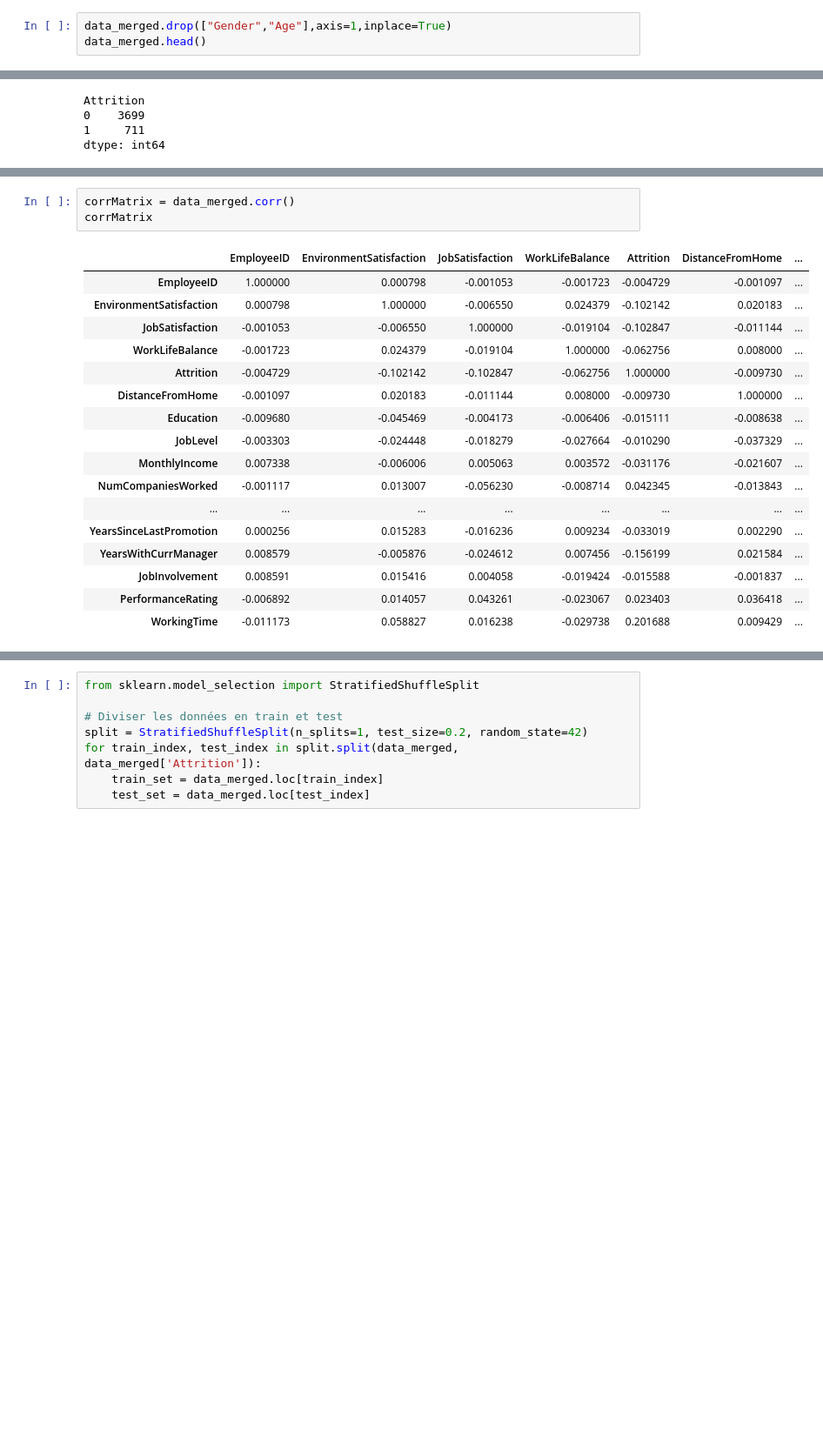
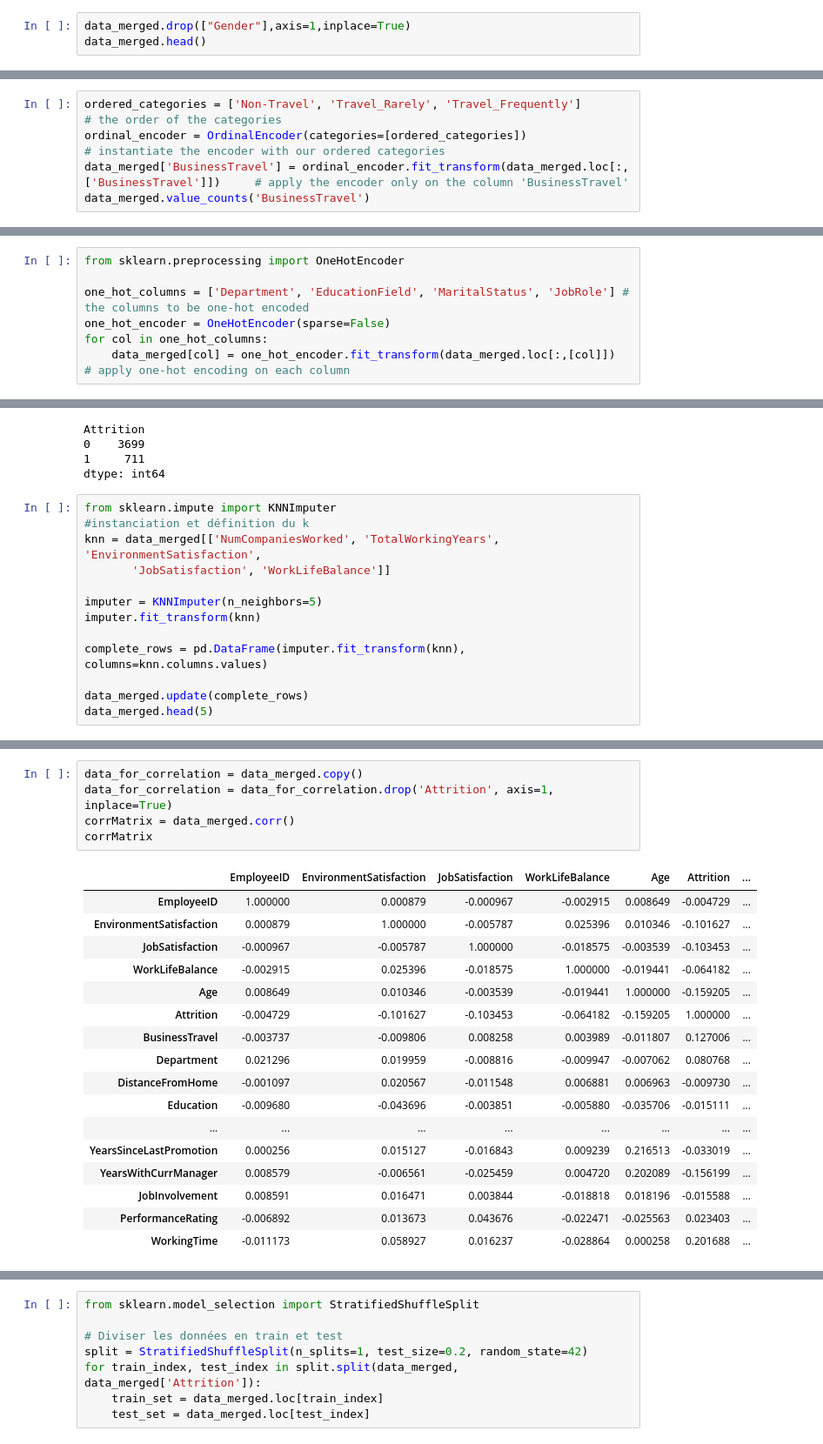
Before and after one commit to itsyanis/Machine-Learning-Project, a Jupyter notebook: Livrable_Projet IA.ipynb, the cells around one changed output, grey strips where cells are left out. Shown at 87% size. Saved outputs shown, nothing was run; the diff lists cells and outputs as text; blank space fills up the shorter version.

```diff
--- a/Livrable_Projet IA.ipynb
+++ b/Livrable_Projet IA.ipynb
@@ -218,6 +218,6 @@ EmployeeCount
 Over18
 StandardHours
 # %%
-data_merged.drop(["Gender","Age"],axis=1,inplace=True)
+data_merged.drop(["Gender"],axis=1,inplace=True)
 data_merged.head()
 # %% [output]
@@ -233,3 +233,8 @@ qualitative_columns = data_merged.select_dtypes(include='object').columns.tolist
 print("Colonnes qualitatives : ", qualitative_columns)
 # %% [output]
 Colonnes qualitatives :  ['Attrition', 'BusinessTravel', 'Department', 'EducationField', 'JobRole', 'MaritalStatus']
+# %%
+ordered_categories = ['Non-Travel', 'Travel_Rarely', 'Travel_Frequently']                         # the order of the categories
+ordinal_encoder = OrdinalEncoder(categories=[ordered_categories])                                 # instantiate the encoder with our ordered categories
+data_merged['BusinessTravel'] = ordinal_encoder.fit_transform(data_merged.loc[:,['BusinessTravel']])     # apply the encoder only on the column 'BusinessTravel'
+data_merged.value_counts('BusinessTravel')
@@ -235,0 +247,7 @@ Colonnes qualitatives :  ['Attrition', 'BusinessTravel', 'Department', 'Educatio
+# %%
+from sklearn.preprocessing import OneHotEncoder
+
+one_hot_columns = ['Department', 'EducationField', 'MaritalStatus', 'JobRole'] # the columns to be one-hot encoded
+one_hot_encoder = OneHotEncoder(sparse=False)
+for col in one_hot_columns:
+    data_merged[col] = one_hot_encoder.fit_transform(data_merged.loc[:,[col]])           # apply one-hot encoding on each column
@@ -247,3 +271,16 @@ Attrition
 0    3699
 1     711
 dtype: int64
+# %%
+from sklearn.impute import KNNImputer
+#instanciation et définition du k
+knn = data_merged[['NumCompaniesWorked', 'TotalWorkingYears', 'EnvironmentSatisfaction',
+       'JobSatisfaction', 'WorkLifeBalance']]
+
+imputer = KNNImputer(n_neighbors=5)
+imputer.fit_transform(knn)
+
+complete_rows = pd.DataFrame(imputer.fit_transform(knn), columns=knn.columns.values)
+
+data_merged.update(complete_rows)
+data_merged.head(5)
@@ -250,21 +305,23 @@ dtype: int64
 # %%
+data_for_correlation = data_merged.copy()
+data_for_correlation = data_for_correlation.drop('Attrition', axis=1, inplace=True)
 corrMatrix = data_merged.corr()
 corrMatrix
 # %% [output]
-|  | EmployeeID | EnvironmentSatisfaction | JobSatisfaction | WorkLifeBalance | Attrition | DistanceFromHome | ... |
-| EmployeeID | 1.000000 | 0.000798 | -0.001053 | -0.001723 | -0.004729 | -0.001097 | ... |
-| EnvironmentSatisfaction | 0.000798 | 1.000000 | -0.006550 | 0.024379 | -0.102142 | 0.020183 | ... |
-| JobSatisfaction | -0.001053 | -0.006550 | 1.000000 | -0.019104 | -0.102847 | -0.011144 | ... |
-| WorkLifeBalance | -0.001723 | 0.024379 | -0.019104 | 1.000000 | -0.062756 | 0.008000 | ... |
-| Attrition | -0.004729 | -0.102142 | -0.102847 | -0.062756 | 1.000000 | -0.009730 | ... |
-| DistanceFromHome | -0.001097 | 0.020183 | -0.011144 | 0.008000 | -0.009730 | 1.000000 | ... |
-| Education | -0.009680 | -0.045469 | -0.004173 | -0.006406 | -0.015111 | -0.008638 | ... |
-| JobLevel | -0.003303 | -0.024448 | -0.018279 | -0.027664 | -0.010290 | -0.037329 | ... |
-| MonthlyIncome | 0.007338 | -0.006006 | 0.005063 | 0.003572 | -0.031176 | -0.021607 | ... |
-| NumCompaniesWorked | -0.001117 | 0.013007 | -0.056230 | -0.008714 | 0.042345 | -0.013843 | ... |
+|  | EmployeeID | EnvironmentSatisfaction | JobSatisfaction | WorkLifeBalance | Age | Attrition | ... |
+| EmployeeID | 1.000000 | 0.000879 | -0.000967 | -0.002915 | 0.008649 | -0.004729 | ... |
+| EnvironmentSatisfaction | 0.000879 | 1.000000 | -0.005787 | 0.025396 | 0.010346 | -0.101627 | ... |
+| JobSatisfaction | -0.000967 | -0.005787 | 1.000000 | -0.018575 | -0.003539 | -0.103453 | ... |
+| WorkLifeBalance | -0.002915 | 0.025396 | -0.018575 | 1.000000 | -0.019441 | -0.064182 | ... |
+| Age | 0.008649 | 0.010346 | -0.003539 | -0.019441 | 1.000000 | -0.159205 | ... |
+| Attrition | -0.004729 | -0.101627 | -0.103453 | -0.064182 | -0.159205 | 1.000000 | ... |
+| BusinessTravel | -0.003737 | -0.009806 | 0.008258 | 0.003989 | -0.011807 | 0.127006 | ... |
+| Department | 0.021296 | 0.019959 | -0.008816 | -0.009947 | -0.007062 | 0.080768 | ... |
+| DistanceFromHome | -0.001097 | 0.020567 | -0.011548 | 0.006881 | 0.006963 | -0.009730 | ... |
+| Education | -0.009680 | -0.043696 | -0.003851 | -0.005880 | -0.035706 | -0.015111 | ... |
 | ... | ... | ... | ... | ... | ... | ... | ... |
-| YearsSinceLastPromotion | 0.000256 | 0.015283 | -0.016236 | 0.009234 | -0.033019 | 0.002290 | ... |
-| YearsWithCurrManager | 0.008579 | -0.005876 | -0.024612 | 0.007456 | -0.156199 | 0.021584 | ... |
-| JobInvolvement | 0.008591 | 0.015416 | 0.004058 | -0.019424 | -0.015588 | -0.001837 | ... |
-| PerformanceRating | -0.006892 | 0.014057 | 0.043261 | -0.023067 | 0.023403 | 0.036418 | ... |
-| WorkingTime | -0.011173 | 0.058827 | 0.016238 | -0.029738 | 0.201688 | 0.009429 | ... |
+| YearsSinceLastPromotion | 0.000256 | 0.015127 | -0.016843 | 0.009239 | 0.216513 | -0.033019 | ... |
+| YearsWithCurrManager | 0.008579 | -0.006561 | -0.025459 | 0.004720 | 0.202089 | -0.156199 | ... |
+| JobInvolvement | 0.008591 | 0.016471 | 0.003844 | -0.018818 | 0.018196 | -0.015588 | ... |
+| PerformanceRating | -0.006892 | 0.013673 | 0.043676 | -0.022471 | -0.025563 | 0.023403 | ... |
+| WorkingTime | -0.011173 | 0.058927 | 0.016237 | -0.028864 | 0.000258 | 0.201688 | ... |
```
Also changed, not shown: parts of 18 cells of this notebook.
